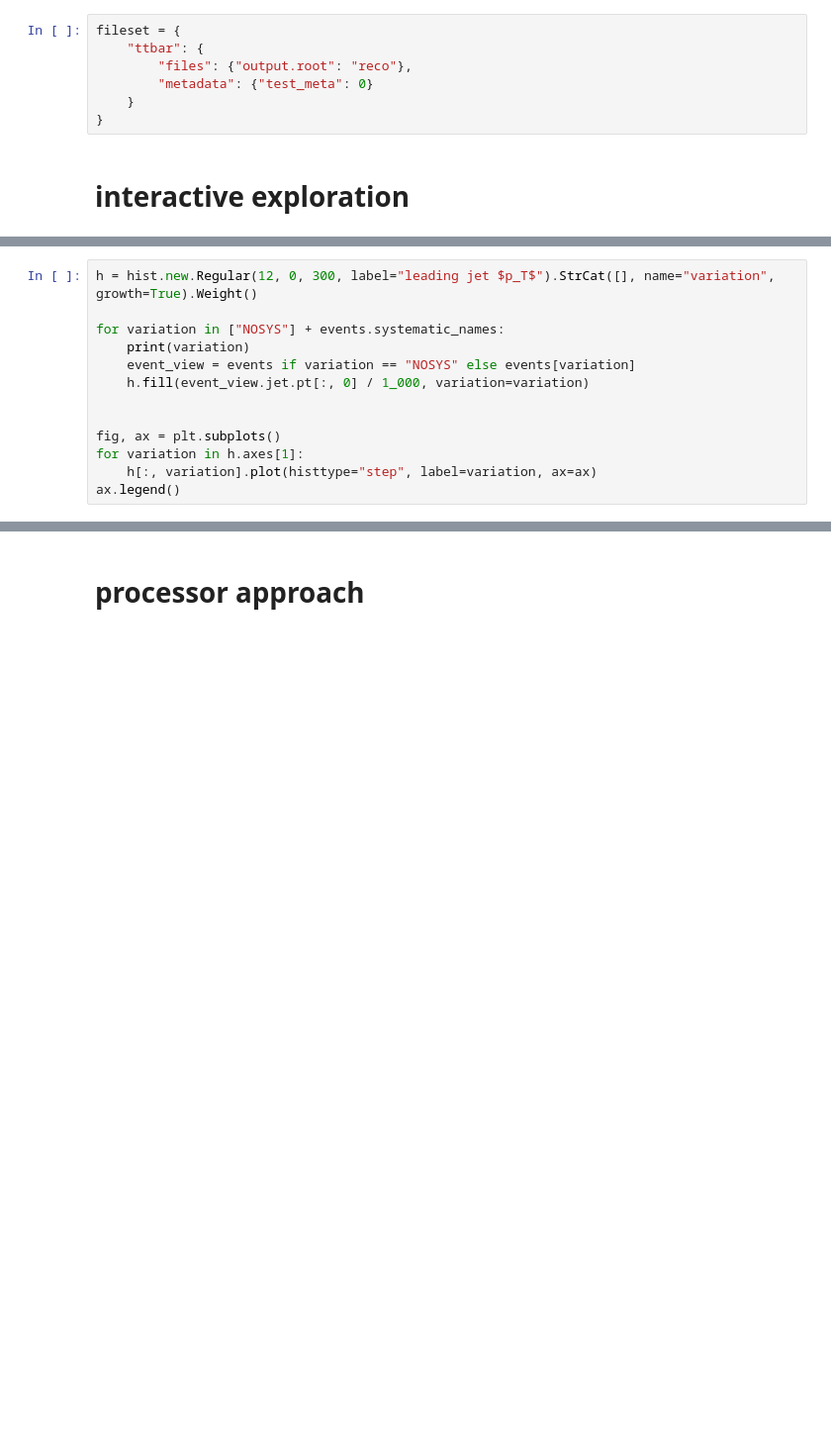
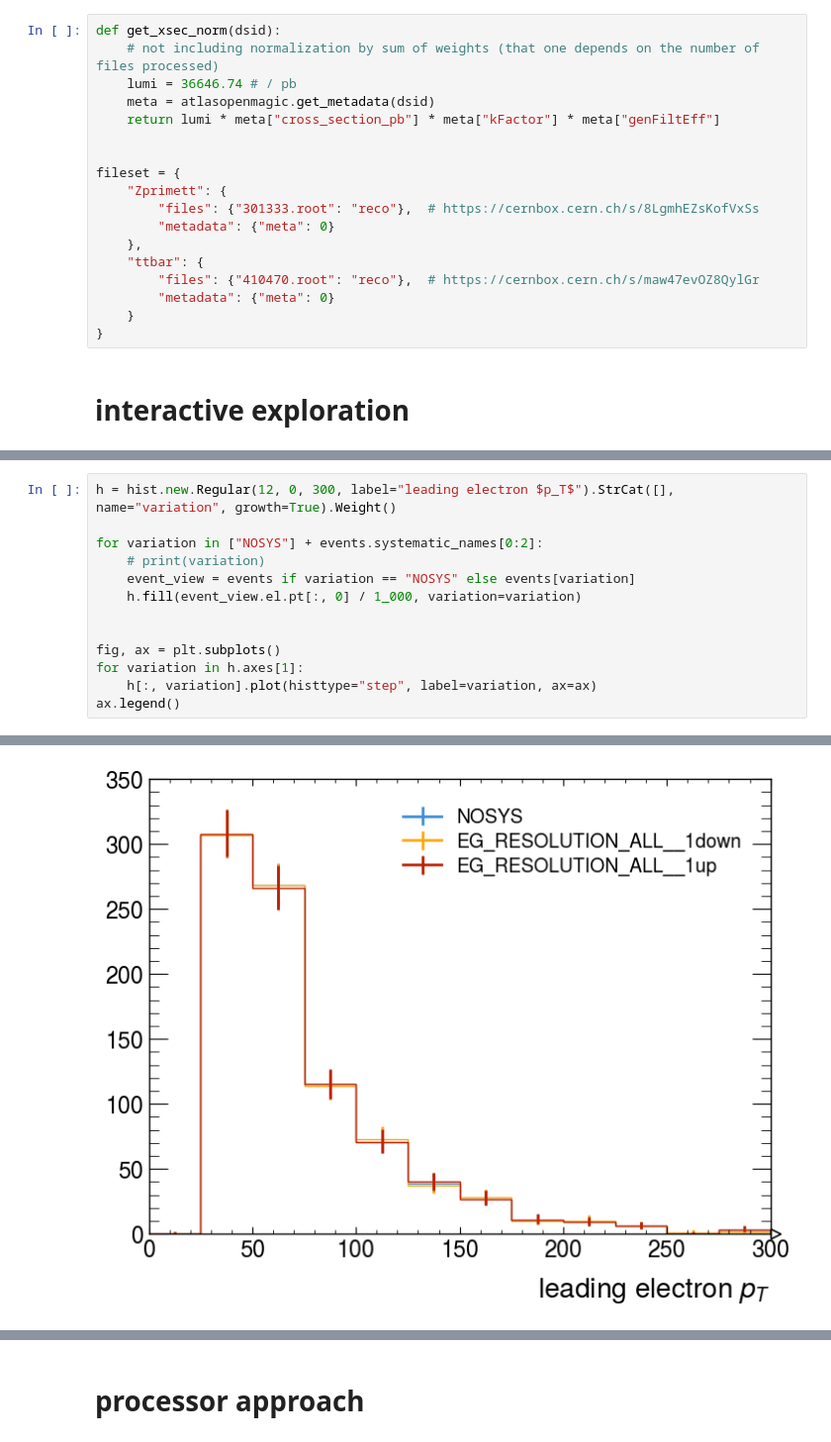
Before and after one commit to iris-hep/integration-challenge, a Jupyter notebook: atlas/process_ntuples.ipynb, the cells around one changed output, grey strips where cells are left out. Shown at 99% size. Drawn from its saved outputs; the diff is of its cells as text; blank space fills up the shorter version.

```diff
--- a/atlas/process_ntuples.ipynb
+++ b/atlas/process_ntuples.ipynb
@@ -15,8 +54,19 @@ mplhep.style.use(mplhep.style.ATLAS1)
 # %%
+def get_xsec_norm(dsid):
+    # not including normalization by sum of weights (that one depends on the number of files processed)
+    lumi = 36646.74 # / pb
+    meta = atlasopenmagic.get_metadata(dsid)
+    return lumi * meta["cross_section_pb"] * meta["kFactor"] * meta["genFiltEff"]
+
+
 fileset = {
+    "Zprimett": {
+        "files": {"301333.root": "reco"},  # https://cernbox.cern.ch/s/8LgmhEZsKofVxSs
+        "metadata": {"meta": 0}
+    },
     "ttbar": {
-        "files": {"output.root": "reco"},
-        "metadata": {"test_meta": 0}
+        "files": {"410470.root": "reco"},  # https://cernbox.cern.ch/s/maw47evOZ8QylGr
+        "metadata": {"meta": 0}
     }
 }
 # %% [markdown]
@@ -27,13 +77,14 @@ _ = ak.materialize(events)  # force read everything (similar to using eager mode
 # %%
-h = hist.new.Regular(12, 0, 300, label="leading jet $p_T$").StrCat([], name="variation", growth=True).Weight()
+h = hist.new.Regular(12, 0, 300, label="leading electron $p_T$").StrCat([], name="variation", growth=True).Weight()
 
-for variation in ["NOSYS"] + events.systematic_names:
-    print(variation)
+for variation in ["NOSYS"] + events.systematic_names[0:2]:
+    # print(variation)
     event_view = events if variation == "NOSYS" else events[variation]
-    h.fill(event_view.jet.pt[:, 0] / 1_000, variation=variation)
+    h.fill(event_view.el.pt[:, 0] / 1_000, variation=variation)
 
 
 fig, ax = plt.subplots()
 for variation in h.axes[1]:
     h[:, variation].plot(histtype="step", label=variation, ax=ax)
 ax.legend()
+# %% [output]
@@ -40,3 +92,4 @@ ax.legend()
+[figure, added]
 # %%
 # with uproot, manually
 f = uproot.open(fileset["ttbar"]["files"])
```
Also changed, not shown: parts of 13 cells of this notebook, 4 other files.
